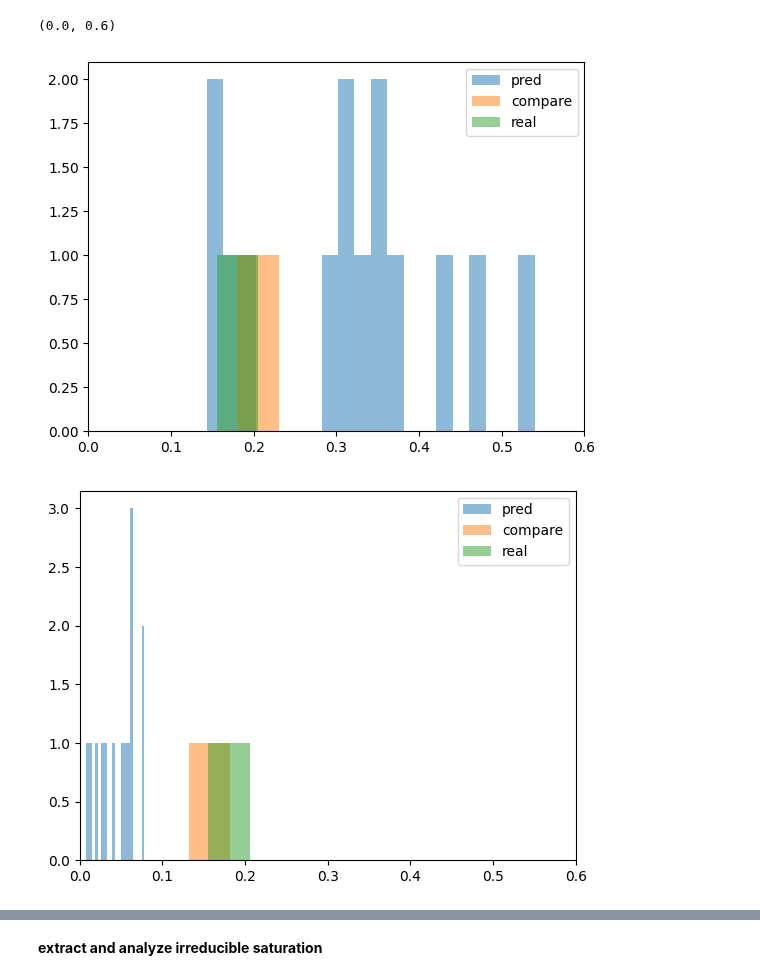
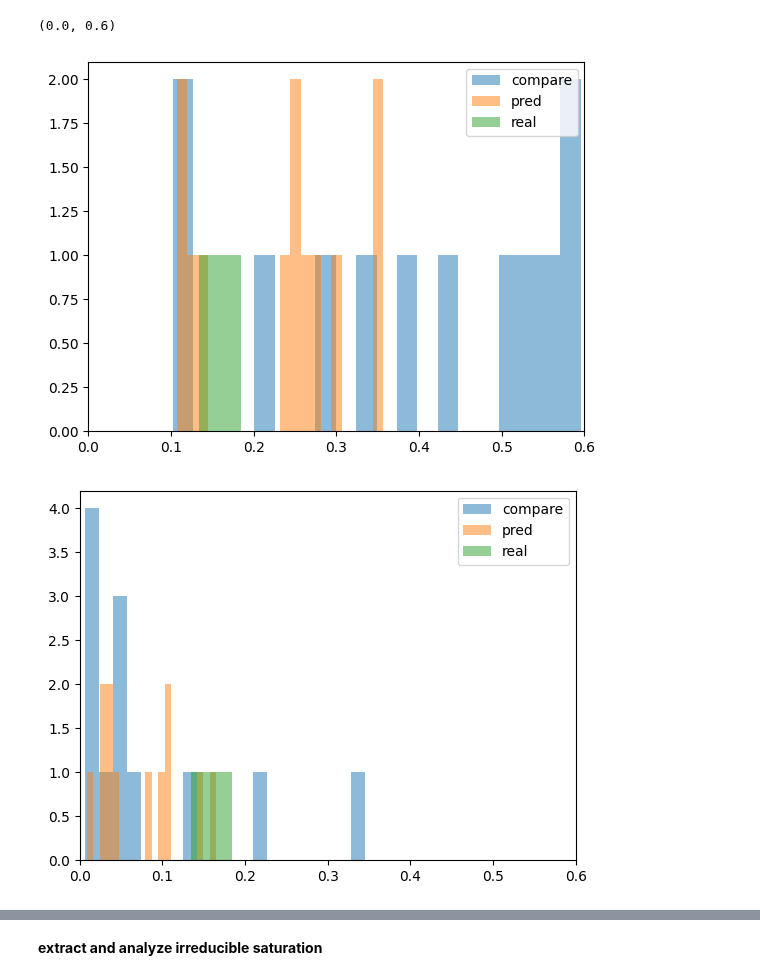
Before and after one commit to ZihanRen/poretransformer, a Jupyter notebook: lpu3dnet/post_process/decompose_kr.ipynb, the cells around one changed output, grey strips where cells are left out. Cells and saved outputs as stored; diff of their text form; code cells hidden in the pictures.

```diff
--- a/lpu3dnet/post_process/decompose_kr.ipynb
+++ b/lpu3dnet/post_process/decompose_kr.ipynb
@@ -85,10 +85,10 @@ def plot_figure_water(kr_results_real, kr_results_pred, kr_compare):
 
     plt.show()
 
-root_dir = 'data_ref_hard'
+root_dir = 'db'
 
 ct_idx = 1
 vol_dim = 3
-with open(f'{root_dir}/sample_{ct_idx}/phys_results_{vol_dim}.pickle', 'rb') as file:
+with open(f'{root_dir}/sample_{ct_idx}/phys_results_{vol_dim}_128.pickle', 'rb') as file:
     # Deserialize the data from the file and assign it to a variable
     sim_results = pickle.load(file)
@@ -142,21 +190,21 @@ process_db_real, sw_irr, snw_res = process_kr_db(sim_results[sample_idx]['origin
 # %%
 f = plt.figure()
-plt.hist(sw_res_list_compare, bins=20, alpha=0.5, label='pred')
-plt.hist(sw_res_list_pred, bins=20, alpha=0.5, label='compare')
+plt.hist(sw_res_list_compare, bins=20, alpha=0.5, label='compare')
+plt.hist(sw_res_list_pred, bins=20, alpha=0.5, label='pred')
 plt.hist([snw_res], bins=20, alpha=0.5, label='real')
 plt.legend(loc='upper right')
 plt.xlim(0,0.6)
 
 f = plt.figure()
-plt.hist(sw_irr_list_compare, bins=20, alpha=0.5, label='pred')
-plt.hist(sw_irr_list_pred, bins=20, alpha=0.5, label='compare')
+plt.hist(sw_irr_list_compare, bins=20, alpha=0.5, label='compare')
+plt.hist(sw_irr_list_pred, bins=20, alpha=0.5, label='pred')
 plt.hist([snw_res], bins=20, alpha=0.5, label='real')
 plt.legend(loc='upper right')
 plt.xlim(0,0.6)
 # %% [output]
 (0.0, 0.6)
-[figure, old version]
+[figure, new version]
-[figure, old version]
+[figure, new version]
 # %%
 plot_figure_air(process_db_real, process_db_pred, process_db_compare)
 plot_figure_water(process_db_real, process_db_pred, process_db_compare)
```
Also changed, not shown: parts of 5 cells of this notebook.
